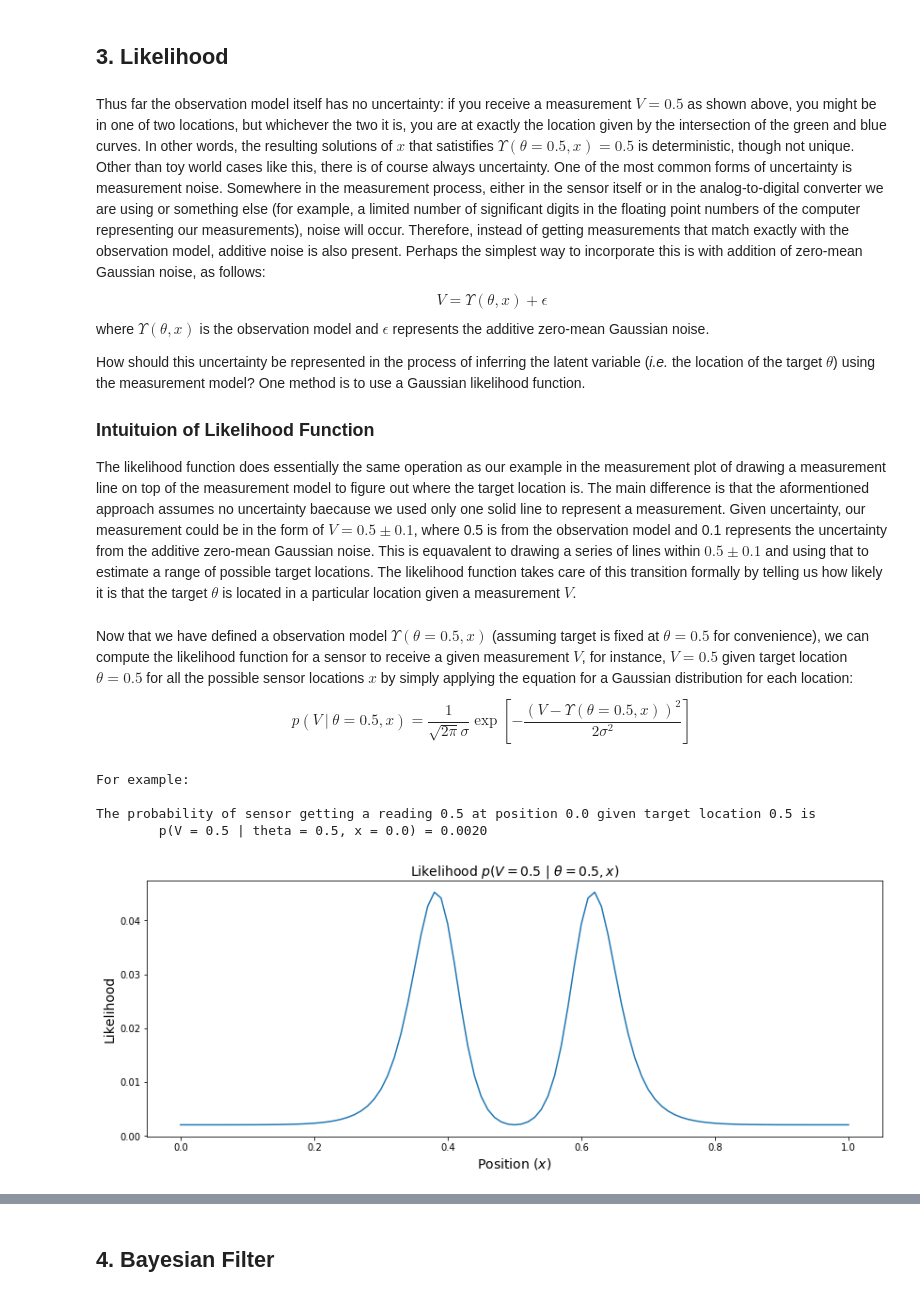
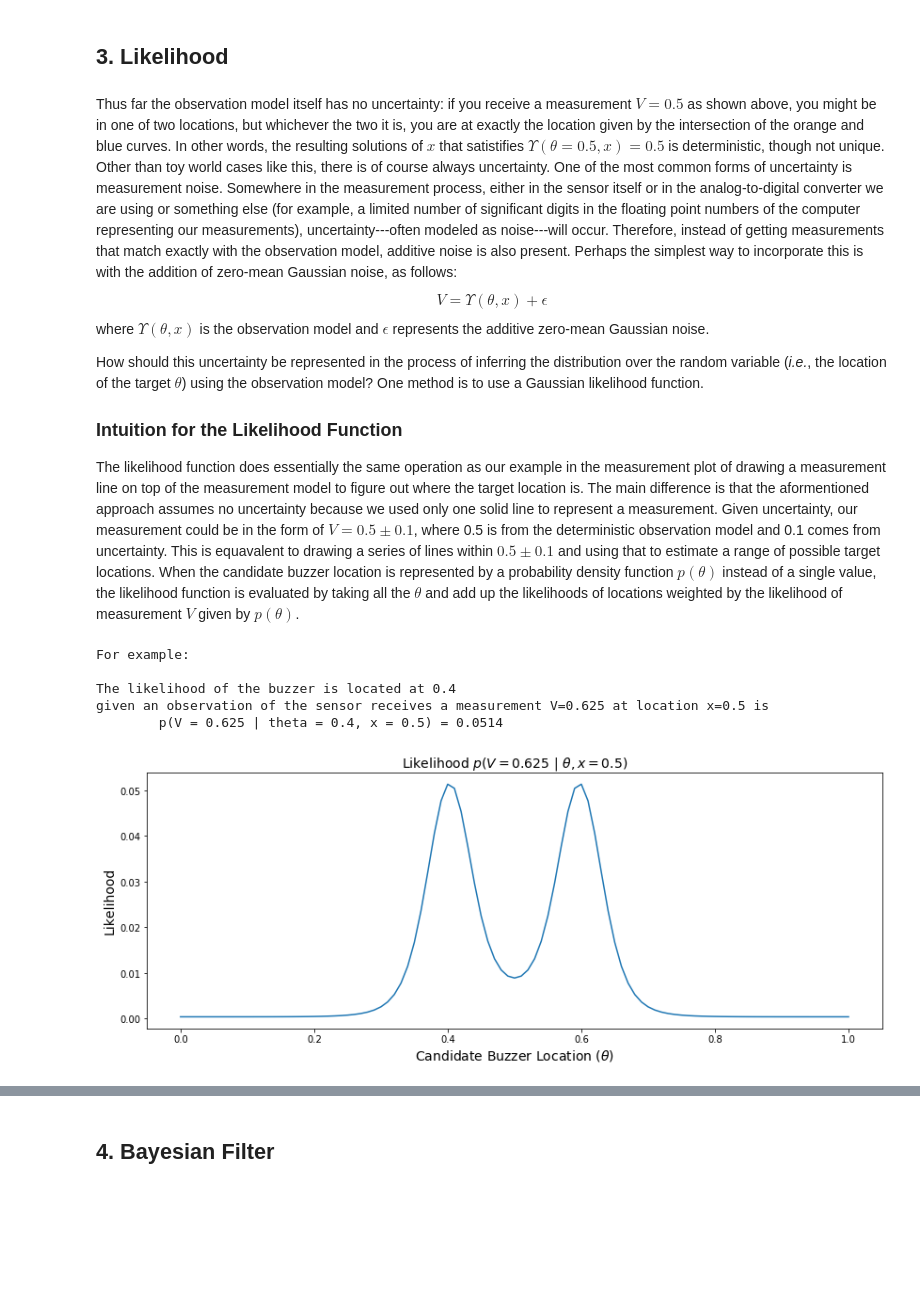
Before and after one commit to MacIver-Lab/Ergodic-Information-Harvesting, a Jupyter notebook: Tutorial/Ergodic_Information_Harvesting_Tutorial.ipynb, the cells around one changed output, grey strips where cells are left out. Saved outputs shown, nothing was run; the diff lists cells and outputs as text; code cells hidden in the pictures; blank space fills up the shorter version.

```diff
--- a/Tutorial/Ergodic_Information_Harvesting_Tutorial.ipynb
+++ b/Tutorial/Ergodic_Information_Harvesting_Tutorial.ipynb
@@ -77,48 +75,43 @@ As the sensor moves closer to the buzzer's location at 0.5, we get a larger sens
 # %% [markdown]
 ## 3. Likelihood
 # %% [markdown]
-Thus far the observation model itself has no uncertainty: if you receive a measurement $V=0.5$ as shown above, you might be in one of two locations, but whichever the two it is, you are at exactly the location given by the intersection of the green and blue curves. In other words, the resulting solutions of $x$ that satistifies $\Upsilon(\theta = 0.5, x)=0.5$ is deterministic, though not unique. Other than toy world cases like this, there is of course always uncertainty. One of the most common forms of uncertainty is measurement noise. Somewhere in the measurement process, either in the sensor itself or in the analog-to-digital converter we are using or something else (for example, a limited number of significant digits in the floating point numbers of the computer representing our measurements), noise will occur. Therefore, instead of getting measurements that match exactly with the observation model, additive noise is also present. Perhaps the simplest way to incorporate this is with addition of zero-mean Gaussian noise, as follows:
+Thus far the observation model itself has no uncertainty: if you receive a measurement $V=0.5$ as shown above, you might be in one of two locations, but whichever the two it is, you are at exactly the location given by the intersection of the orange and blue curves. In other words, the resulting solutions of $x$ that satistifies $\Upsilon(\theta = 0.5, x)=0.5$ is deterministic, though not unique. Other than toy world cases like this, there is of course always uncertainty. One of the most common forms of uncertainty is measurement noise. Somewhere in the measurement process, either in the sensor itself or in the analog-to-digital converter we are using or something else (for example, a limited number of significant digits in the floating point numbers of the computer representing our measurements), uncertainty---often modeled as noise---will occur. Therefore, instead of getting measurements that match exactly with the observation model, additive noise is also present. Perhaps the simplest way to incorporate this is with the addition of zero-mean Gaussian noise, as follows:
 $$
 V = \Upsilon(\theta, x) + \epsilon
 $$
 where $\Upsilon(\theta, x)$ is the observation model and $\epsilon$ represents the additive zero-mean Gaussian noise.
 
-How should this uncertainty be represented in the process of inferring the latent variable (*i.e.* the location of the target $\theta$) using the measurement model? One method is to use a Gaussian likelihood function.
+How should this uncertainty be represented in the process of inferring the distribution over the random variable (*i.e.*, the location of the target $\theta$) using the observation model? One method is to use a Gaussian likelihood function.
 
-### Intuituion of Likelihood Function
-The likelihood function does essentially the same operation as our example in the measurement plot of drawing a measurement line on top of the measurement model to figure out where the target location is. The main difference is that the aformentioned approach assumes no uncertainty baecause we used only one solid line to represent a measurement. Given uncertainty, our measurement could be in the form of $V=0.5\pm0.1$, where 0.5 is from the observation model and 0.1 represents the uncertainty from the additive zero-mean Gaussian noise. This is equavalent to drawing a series of lines within $0.5\pm0.1$ and using that to estimate a range of possible target locations. The likelihood function takes care of this transition formally by telling us how likely it is that the target $\theta$ is located in a particular location given a measurement $V$.
+### Intuition for the Likelihood Function
+The likelihood function does essentially the same operation as our example in the measurement plot of drawing a measurement line on top of the measurement model to figure out where the target location is. The main difference is that the aformentioned approach assumes no uncertainty because we used only one solid line to represent a measurement. Given uncertainty, our measurement could be in the form of $V = 0.5\pm0.1$, where 0.5 is from the deterministic observation model and 0.1 comes from uncertainty. This is equavalent to drawing a series of lines within $0.5\pm0.1$ and using that to estimate a range of possible target locations. When the candidate buzzer location is represented by a probability density function $p(\theta)$ instead of a single value, the likelihood function is evaluated by taking all the $\theta$ and add up the likelihoods of locations weighted by the likelihood of measurement $V$ given by $p(\theta)$.
-# %% [markdown]
-Now that we have defined a observation model $\Upsilon(\theta = 0.5, x)$ (assuming target is fixed at $\theta = 0.5$ for convenience), we can compute the likelihood function for a sensor to receive a given measurement $V$, for instance, $V=0.5$ given target location $\theta=0.5$ for all the possible sensor locations $x$ by simply applying the equation for a Gaussian distribution for each location:
-$$
-p(V~\rvert~\theta=0.5, x) = \frac{1}{\sqrt{2\pi}\sigma} \exp{[-\frac{(V-\Upsilon(\theta=0.5,x))^2}{2\sigma^2}]}
-$$
 # %%
 # Compute likelihood distribution
 def Pvtheta(v, theta, sigmaM=0.1, sigmaL=0.2):
   # Compute likelihood
   pvt = ( 1.0 / (np.sqrt(2.0*np.pi) * sigmaL) ) * np.exp( -(v - Upsilon(theta, sigmaM))**2 / (2.0 * sigmaL**2) )
   # Normalize
   if pvt.ndim == 1:
     return pvt / pvt.sum()
   else:
     for idx in range(pvt.shape[0]):
       pvt[idx, :] /= pvt[idx, :].sum()
   return pvt
 
 # Visualize likelihood distribution
 plt.figure(figsize=(14,5))
-plot(wsSamples, Pvtheta(0.5, 0.5))
-plt.xlabel('Position ($x$)', fontsize=14)
+plot(wsSamples, Pvtheta(0.625, 0.5))
+plt.xlabel(r'Candidate Buzzer Location ($\theta$)', fontsize=14)
 plt.ylabel(r'Likelihood', fontsize=14)
-plt.title(r'Likelihood $p(V=0.5~|~\theta=0.5, x)$', fontsize=14)
+plt.title(r'Likelihood $p(V=0.625~|~\theta, x=0.5)$', fontsize=14)
 
-# Which gives a map of the probability of sensor getting measurement of 0.5 given target location 0.5
-print("For example:\n\nThe probability of sensor getting a reading 0.5 "
-      "at position 0.0 given target location 0.5 is\n"
-      f"\tp(V = 0.5 | theta = 0.5, x = 0.0) = {Pvtheta(0.5, 0.5)[0]:.4f}")
+print("For example:\n\nThe likelihood of the buzzer is located at 0.4\n"
+      "given an observation of the sensor receives a measurement V=0.625 at location x=0.5 is\n"
+      f"\tp(V = 0.625 | theta = 0.4, x = 0.5) = {Pvtheta(0.625, 0.5)[40]:.4f}")
 # %% [output]
 For example:
 
-The probability of sensor getting a reading 0.5 at position 0.0 given target location 0.5 is
-        p(V = 0.5 | theta = 0.5, x = 0.0) = 0.0020
+The likelihood of the buzzer is located at 0.4
+given an observation of the sensor receives a measurement V=0.625 at location x=0.5 is
+        p(V = 0.625 | theta = 0.4, x = 0.5) = 0.0514
-[figure, old version]
+[figure, new version]
```
Also changed, not shown: parts of 19 cells of this notebook.
